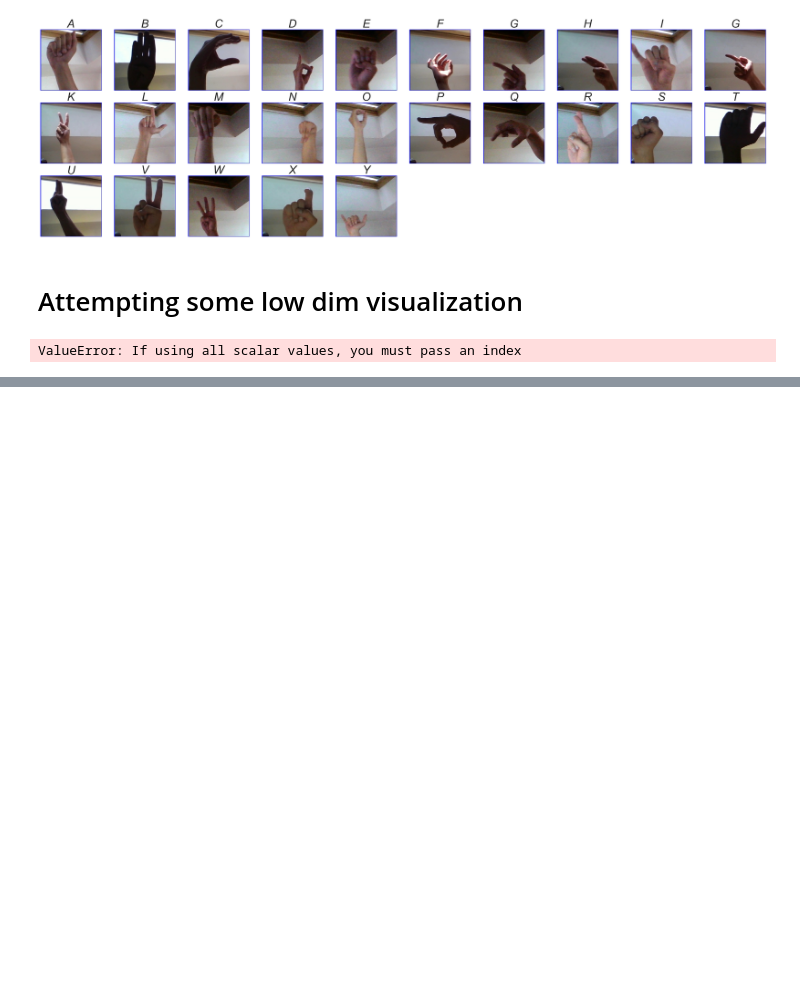
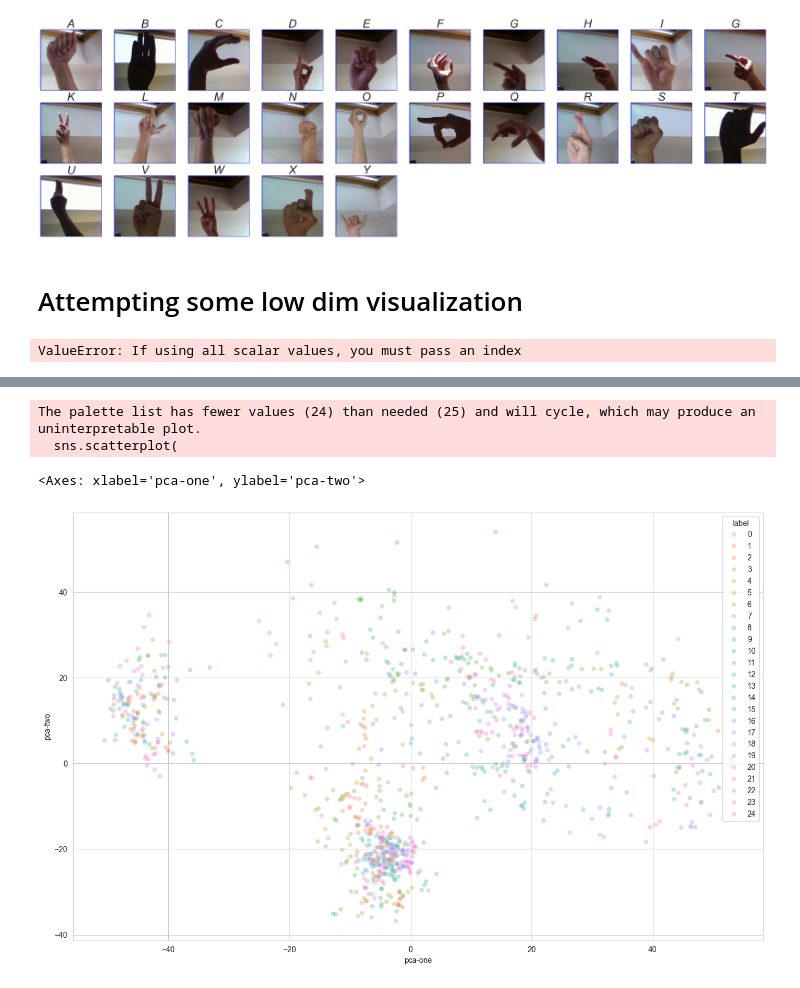
Before and after one commit to teostereciu/mlp, a Jupyter notebook: notebooks/explore.ipynb, the cells around one changed output, grey strips where cells are left out. Saved outputs shown, nothing was run; the diff lists cells and outputs as text; code cells hidden in the pictures; blank space fills up the shorter version.

```diff
--- a/notebooks/explore.ipynb
+++ b/notebooks/explore.ipynb
@@ -191,0 +210,9 @@ image_columns.describe()
+# %%
+x = np.array(image_columns.values)
+print(x)
+x_scaled = x / np.max(np.max(x))
+
+scaled_df = pd.DataFrame(x_scaled)
+scaled_df['label'] = result_df['label']
+
+scaled_df.describe()
@@ -194,18 +239,27 @@ from sklearn.decomposition import PCA
 from sklearn.manifold import TSNE
 import seaborn as sns
 
+pixels = scaled_df.drop('label', axis=1)
+
 pca = PCA(n_components=2)
-pca_result = pca.fit_transform(df.loc[:,df.columns != 'label'])
+pca_result = pca.fit_transform(pixels)
 
-df['pca-one'] = pca_result[:,0]
-df['pca-two'] = pca_result[:,1]
-
-plt.figure(figsize=(16,10))
-sns.scatterplot(
-    x="pca-one", y="pca-two",
-    hue="label",
-    palette=sns.color_palette("hls", 10),
-    data=df,
-    legend="full",
-    alpha=0.3
-)
+pca_df = pd.DataFrame()
+pca_df['pca-one'] = pca_result[:,0]
+pca_df['pca-two'] = pca_result[:,1]
+pca_df['label'] = scaled_df['label']
+# %%
+plt.figure(figsize=(16,10))
+sns.scatterplot(
+    x="pca-one", y="pca-two",
+    hue="label",
+    palette=sns.color_palette("husl", 24),
+    data=pca_df,
+    legend="full",
+    alpha=0.3
+)
+# %% [output]
+The palette list has fewer values (24) than needed (25) and will cycle, which may produce an uninterpretable plot.
+  sns.scatterplot(
+<Axes: xlabel='pca-one', ylabel='pca-two'>
+[figure, added]
```
Also changed, not shown: parts of 4 cells of this notebook.
